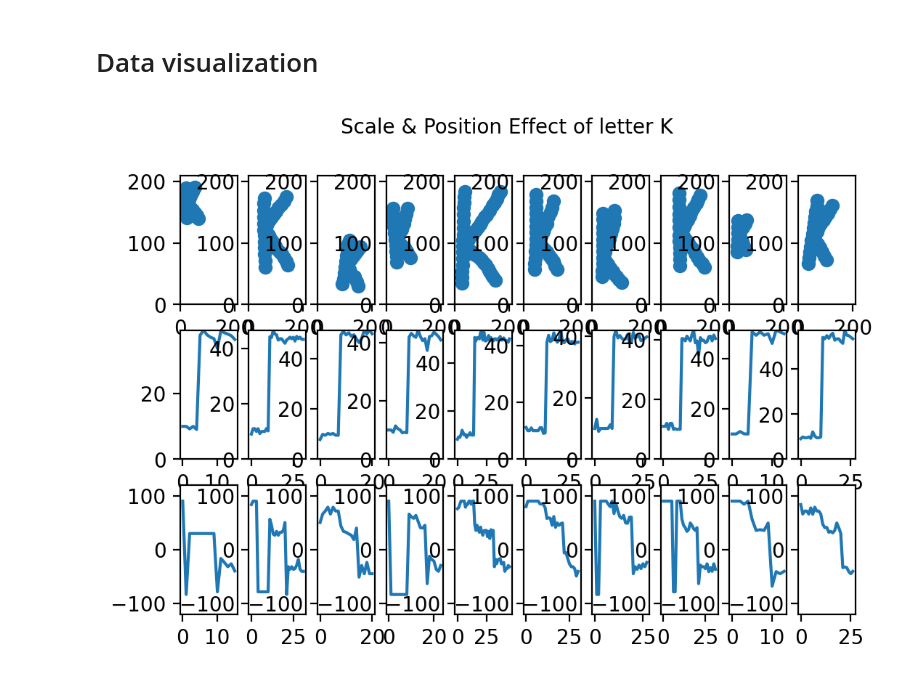
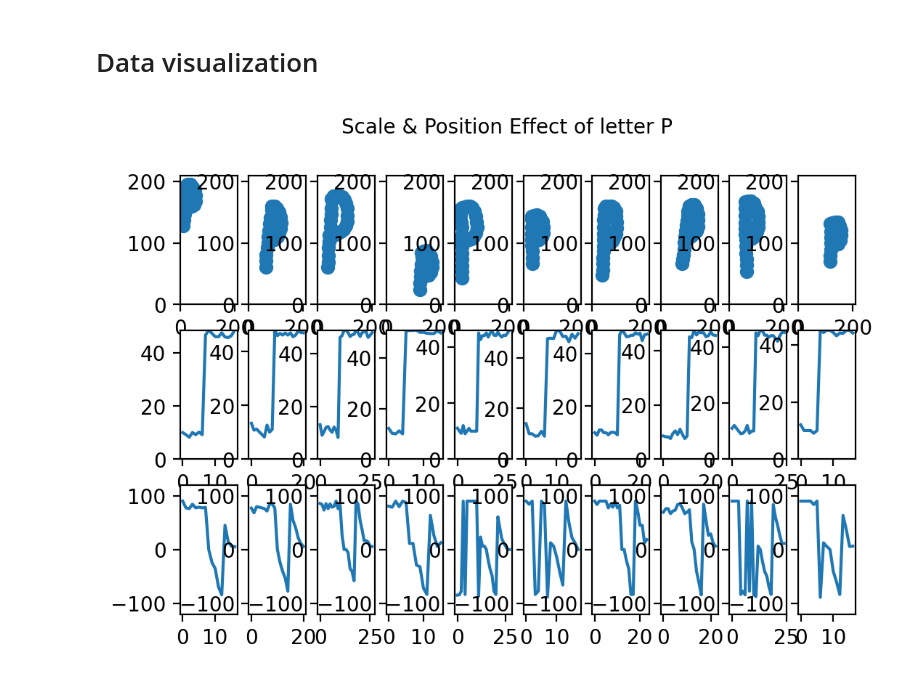
Before and after one commit to jonasced/Pattern-AssignmentProject, a Jupyter notebook: FeatureVisualization.ipynb, the cells around one changed output. Drawn from its saved outputs; the diff is of its cells as text; code cells hidden in the pictures.

```diff
--- a/FeatureVisualization.ipynb
+++ b/FeatureVisualization.ipynb
@@ -36,7 +21,7 @@ Dataset saved
 # %%
 ### data prep
 #db_name = "database_inc_sampchar"
-db_name = "featTest"
+db_name = "database"
 data = pd.read_pickle(r'data/'+db_name+'.cdb')
 data_features1 = pd.read_pickle(r'data/'+db_name+'_features.cdb')
 data_labels1 = pd.read_pickle(r'data/'+db_name+'_labels.cdb')
@@ -52,7 +37,7 @@ data_sampchar2 = pd.read_pickle(r'data/'+db_name+'_sampchar.cdb')
 # %% [markdown]
 # Data visualization
 # %%
-featurevisual(data_features1, data_labels1, data_sampchar1, chars=[2])
+featurevisual(data_features1, data_labels1, data_sampchar1, chars=[3])
 # %% [output]
-[figure, old version]
+[figure, new version]
 # %%
```
Also changed, not shown: parts of 5 cells of this notebook, 20 other files.
